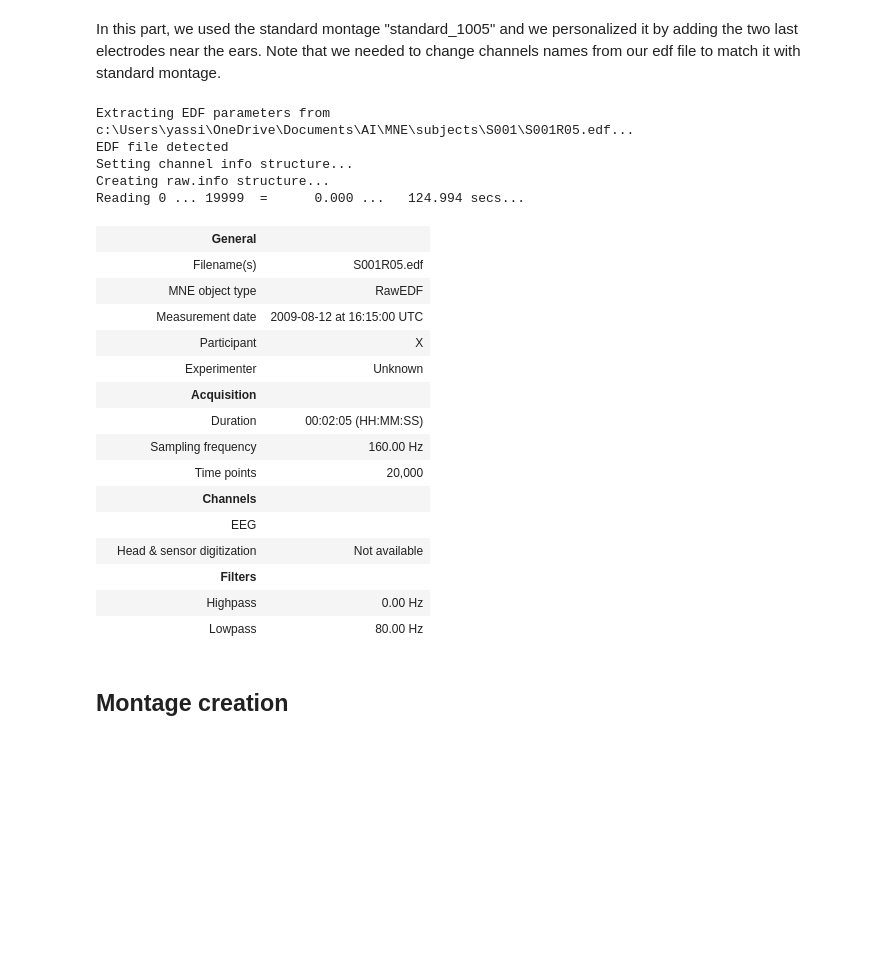
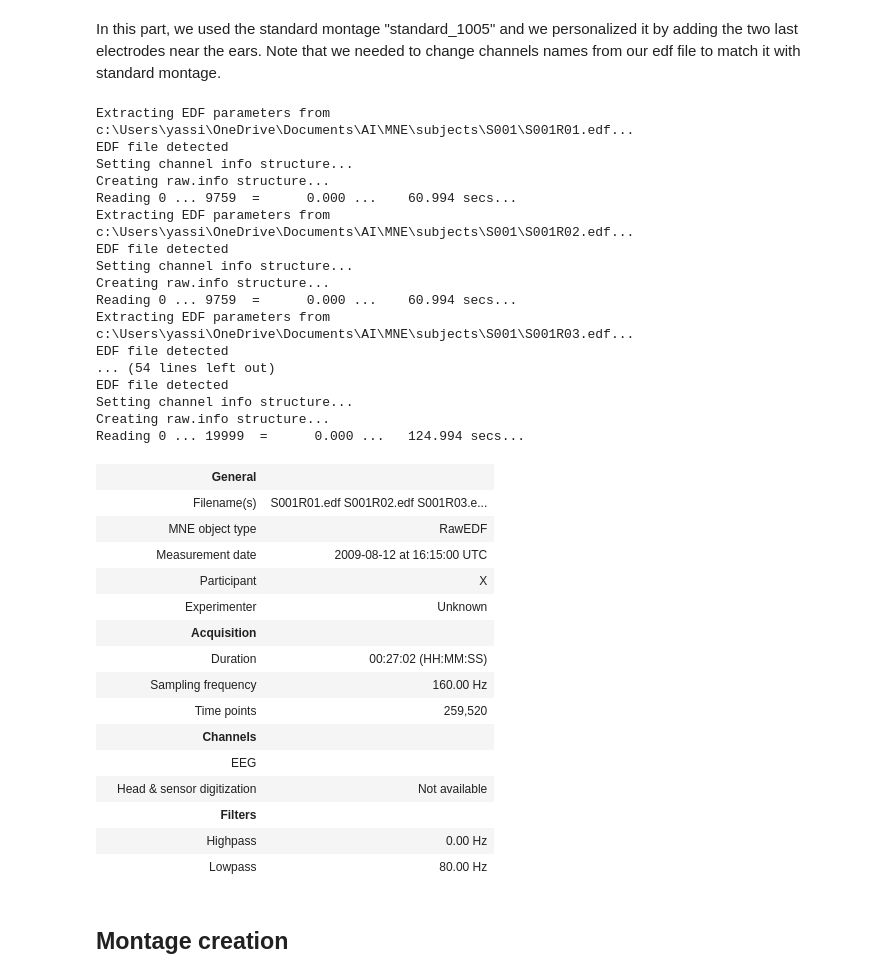
Before and after one commit to lakhdaya/MNE, a Jupyter notebook: viz.ipynb, the cells around one changed output. Saved outputs shown, nothing was run; the diff lists cells and outputs as text; code cells hidden in the pictures; blank space fills up the shorter version.

```diff
--- a/viz.ipynb
+++ b/viz.ipynb
@@ -11,25 +12,38 @@ import numpy as np
 In this part, we used the standard montage "standard_1005" and we personalized it by adding the two last electrodes near the ears. Note that we needed to change channels names from our edf file to match it with standard montage.
 # %%
 from utils import rename_channel
-path = "subjects/S001/S001R05.edf" # Change the name here to analyze an other EEG
-raw = mne.io.read_raw_edf(path, preload=True)
-raw.rename_channels(rename_channel)
+folder = "subjects/S001" # Change the name here to analyze an other EEG
+raws = [mne.io.read_raw_edf(file.path, preload=True) for file in os.scandir(folder) if "event" not in file.name]
+raw_combined = mne.concatenate_raws(raws)
+raw_combined.rename_channels(rename_channel)
 # %% [output]
-Extracting EDF parameters from c:\Users\yassi\OneDrive\Documents\AI\MNE\subjects\S001\S001R05.edf...
+Extracting EDF parameters from c:\Users\yassi\OneDrive\Documents\AI\MNE\subjects\S001\S001R01.edf...
+EDF file detected
+Setting channel info structure...
+Creating raw.info structure...
+Reading 0 ... 9759  =      0.000 ...    60.994 secs...
+Extracting EDF parameters from c:\Users\yassi\OneDrive\Documents\AI\MNE\subjects\S001\S001R02.edf...
+EDF file detected
+Setting channel info structure...
+Creating raw.info structure...
+Reading 0 ... 9759  =      0.000 ...    60.994 secs...
+Extracting EDF parameters from c:\Users\yassi\OneDrive\Documents\AI\MNE\subjects\S001\S001R03.edf...
+EDF file detected
+... (54 lines left out)
 EDF file detected
 Setting channel info structure...
 Creating raw.info structure...
 Reading 0 ... 19999  =      0.000 ...   124.994 secs...
 |  | General |  |
-|  | Filename(s) | S001R05.edf |
+|  | Filename(s) | S001R01.edf S001R02.edf S001R03.e... |
 |  | MNE object type | RawEDF |
 |  | Measurement date | 2009-08-12 at 16:15:00 UTC |
 |  | Participant | X |
 |  | Experimenter | Unknown |
 |  | Acquisition |  |
-|  | Duration | 00:02:05 (HH:MM:SS) |
+|  | Duration | 00:27:02 (HH:MM:SS) |
 |  | Sampling frequency | 160.00 Hz |
-|  | Time points | 20,000 |
+|  | Time points | 259,520 |
 |  | Channels |  |
 |  | EEG |  |
 |  | Head & sensor digitization | Not available |
```
Also changed, not shown: parts of 21 cells of this notebook, 4 other files.
